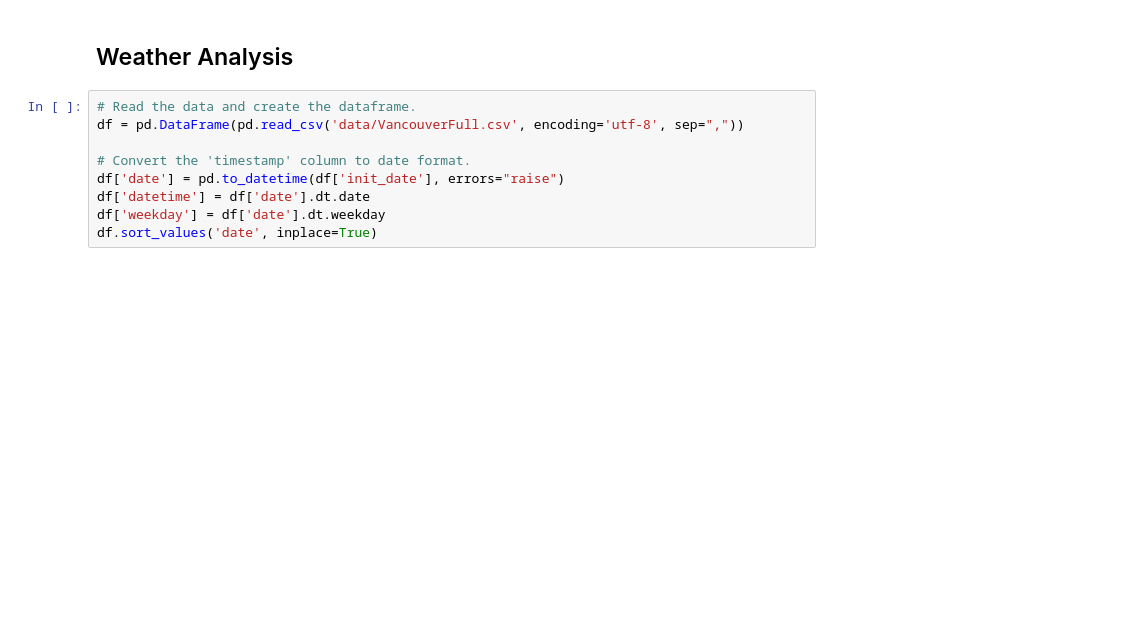
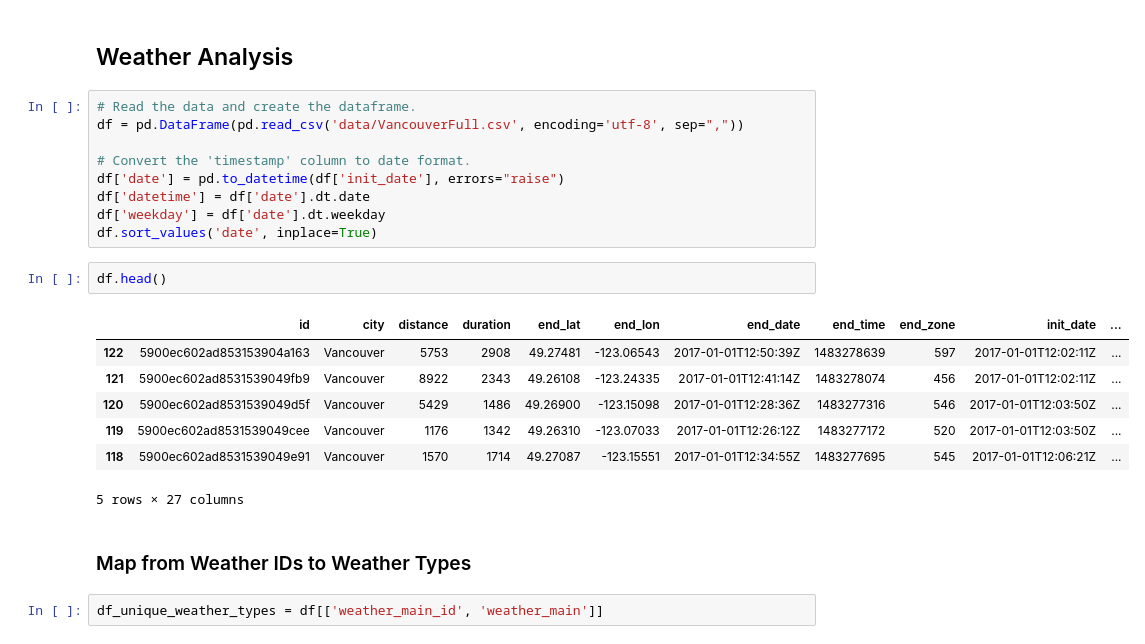
Before and after one commit to dougct/carsharing-prediction, a Jupyter notebook: src/temporal-analyses/Characterization.ipynb, the cells around one changed output. Saved outputs shown, nothing was run; the diff lists cells and outputs as text; blank space fills up the shorter version.

```diff
--- a/src/temporal-analyses/Characterization.ipynb
+++ b/src/temporal-analyses/Characterization.ipynb
@@ -355,3 +355,17 @@ df['date'] = pd.to_datetime(df['init_date'], errors="raise")
 df['datetime'] = df['date'].dt.date
 df['weekday'] = df['date'].dt.weekday
 df.sort_values('date', inplace=True)
+# %%
+df.head()
+# %% [output]
+|  | id | city | distance | duration | end_lat | end_lon | end_date | end_time | end_zone | init_date | ... |
+| 122 | 5900ec602ad853153904a163 | Vancouver | 5753 | 2908 | 49.27481 | -123.06543 | 2017-01-01T12:50:39Z | 1483278639 | 597 | 2017-01-01T12:02:11Z | ... |
+| 121 | 5900ec602ad8531539049fb9 | Vancouver | 8922 | 2343 | 49.26108 | -123.24335 | 2017-01-01T12:41:14Z | 1483278074 | 456 | 2017-01-01T12:02:11Z | ... |
+| 120 | 5900ec602ad8531539049d5f | Vancouver | 5429 | 1486 | 49.26900 | -123.15098 | 2017-01-01T12:28:36Z | 1483277316 | 546 | 2017-01-01T12:03:50Z | ... |
+| 119 | 5900ec602ad8531539049cee | Vancouver | 1176 | 1342 | 49.26310 | -123.07033 | 2017-01-01T12:26:12Z | 1483277172 | 520 | 2017-01-01T12:03:50Z | ... |
+| 118 | 5900ec602ad8531539049e91 | Vancouver | 1570 | 1714 | 49.27087 | -123.15551 | 2017-01-01T12:34:55Z | 1483277695 | 545 | 2017-01-01T12:06:21Z | ... |
+5 rows × 27 columns
+# %% [markdown]
+### Map from Weather IDs to Weather Types
+# %%
+df_unique_weather_types = df[['weather_main_id', 'weather_main']]
```
Also changed, not shown: parts of 9 cells of this notebook, 2 other files.
